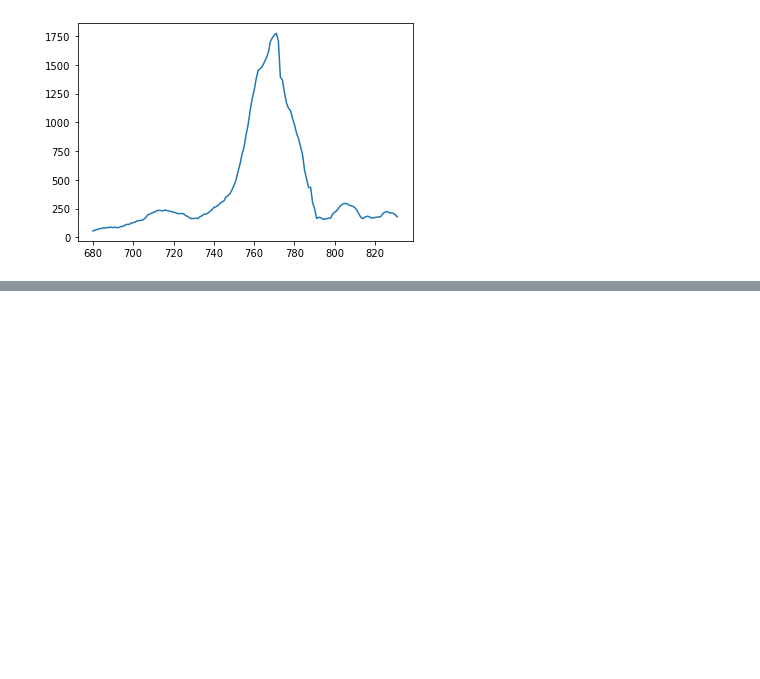
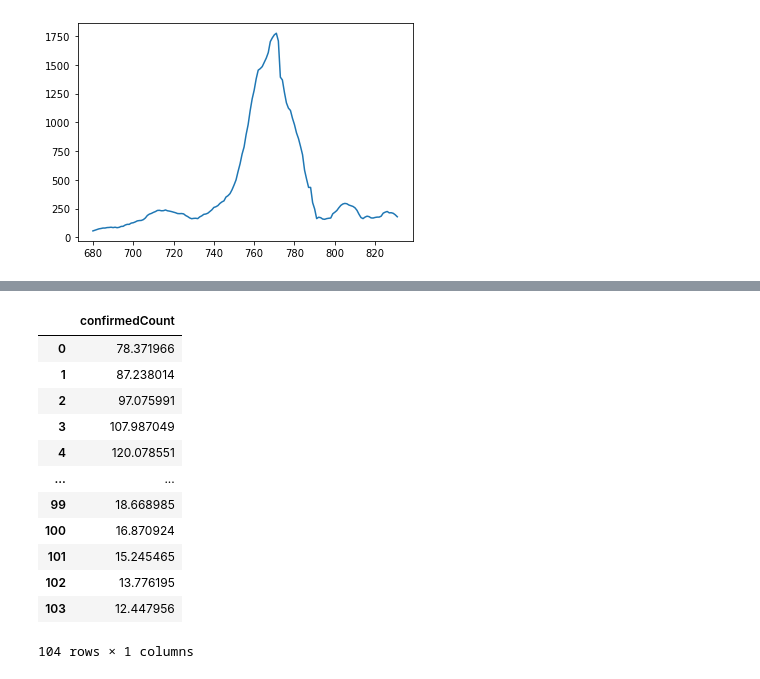
Before and after one commit to ObsisMc/Covid-19-Analysis, a Jupyter notebook: model/SIR/predict.ipynb, the cells around one changed output, grey strips where cells are left out. Cells and saved outputs as stored; diff of their text form; code cells hidden in the pictures; blank space fills up the shorter version.

Commit message:
add guangdong_predict.csv of sir

```diff
--- a/model/SIR/predict.ipynb
+++ b/model/SIR/predict.ipynb
@@ -151,3 +151,14 @@ plt.plot(gd_data.loc[680:,"currentConfirmedCount"])
 plt.show()
 # %% [output]
 [figure]
+# %%
+save_path = "../../dataset/data_predict/SIR/guangdong_predict.csv"
+pred_data = pd.DataFrame(res[:,1])
+pred_data = pred_data.rename({0:"confirmedCount"},axis=1)
+pred_data = pred_data * all_num
+
+actual_data = gd_data.loc[start_day:,["currentConfirmedCount"]].reset_index(drop=True)
+actual_data = actual_data.rename({"currentConfirmedCount": "actualConfirmedCount"}, axis=1)
+
+save_data = pred_data.join(actual_data)
+save_data.iloc[:,:].to_csv(save_path)
@@ -153,0 +185,16 @@ plt.show()
+# %%
+pred_data
+# %% [output]
+|  | confirmedCount |
+| 0 | 78.371966 |
+| 1 | 87.238014 |
+| 2 | 97.075991 |
+| 3 | 107.987049 |
+| 4 | 120.078551 |
+| ... | ... |
+| 99 | 18.668985 |
+| 100 | 16.870924 |
+| 101 | 15.245465 |
+| 102 | 13.776195 |
+| 103 | 12.447956 |
+104 rows × 1 columns
```
Also changed, not shown: parts of 1 cell of this notebook, 1 other file.
